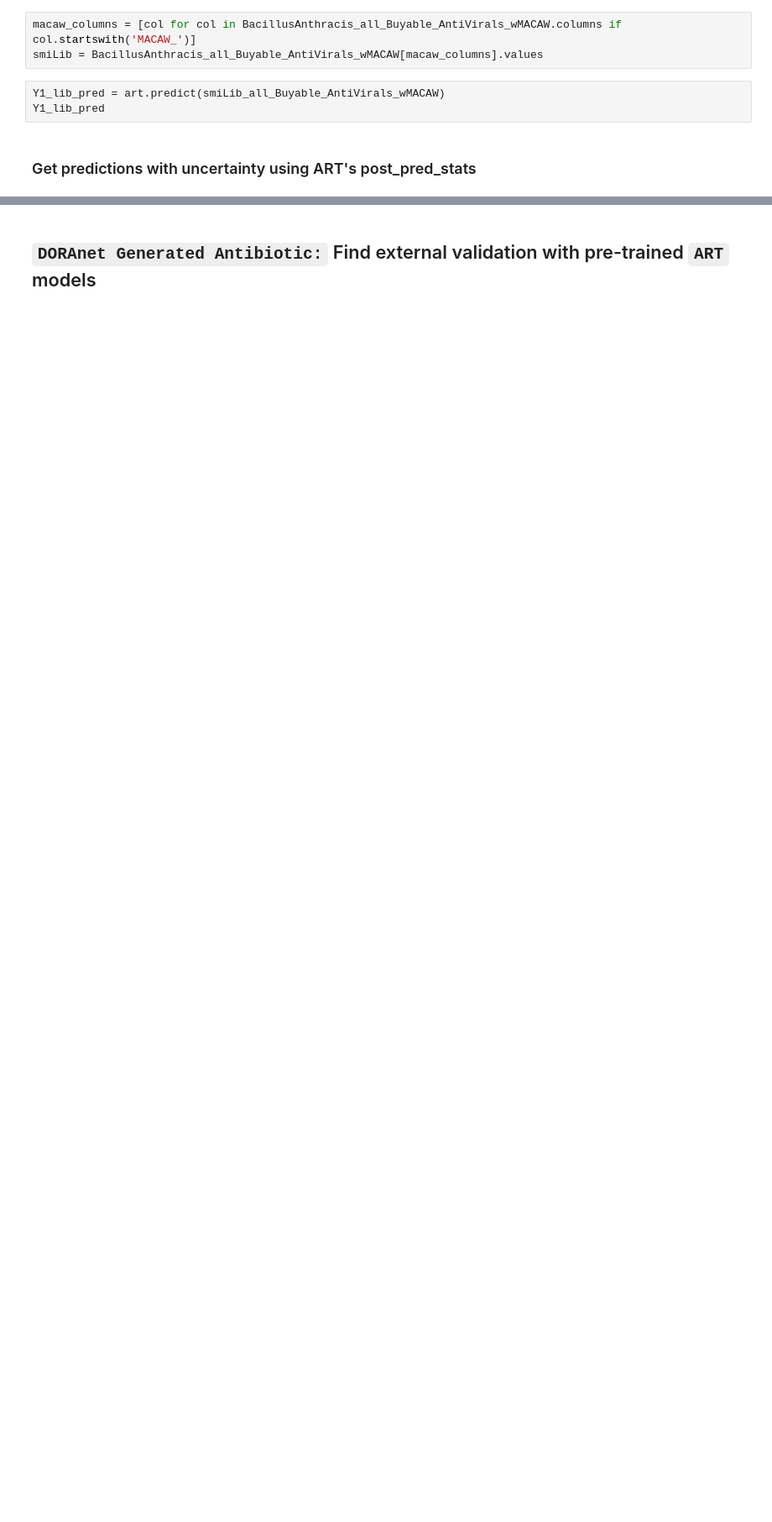
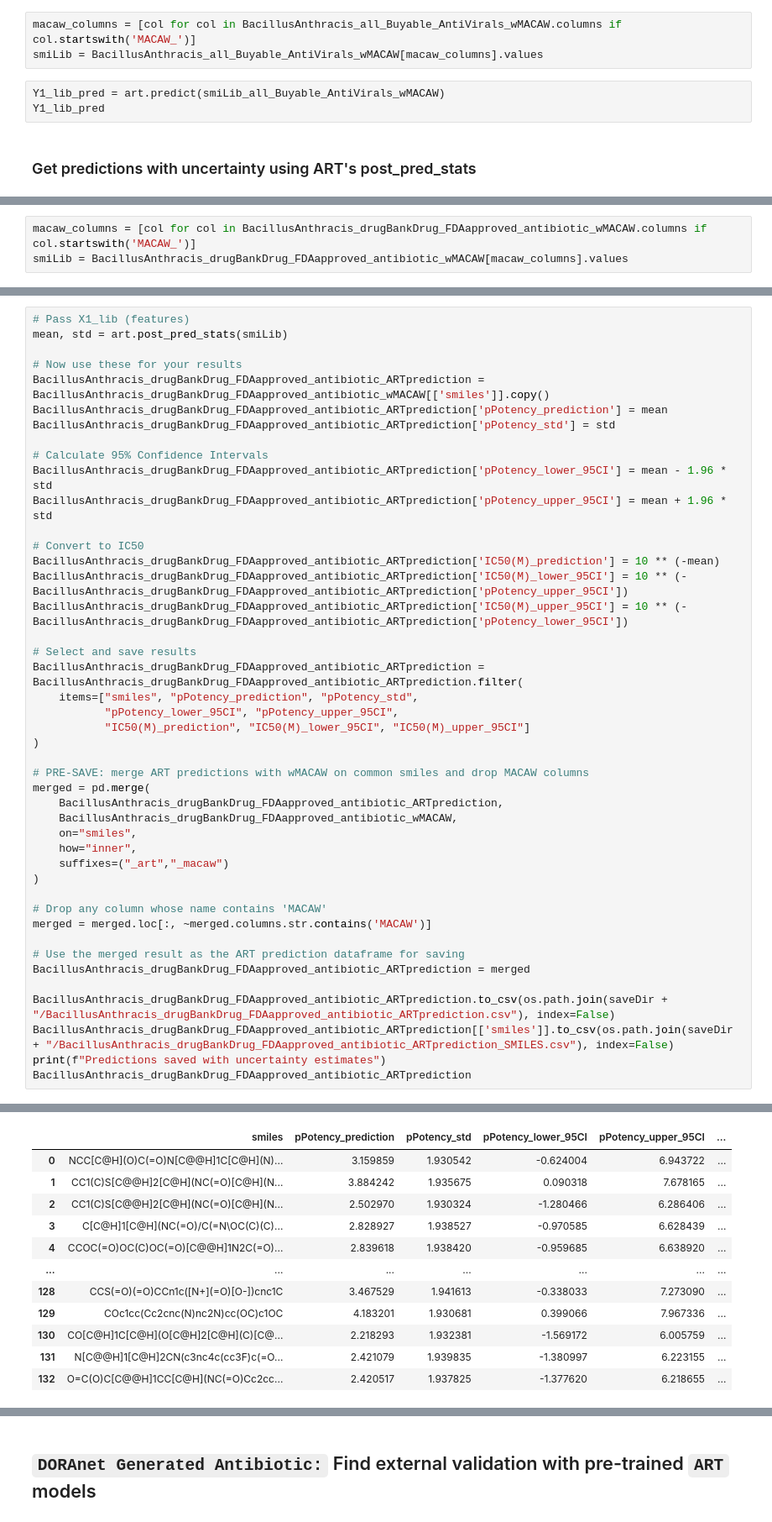
Before and after one commit to soumyadeepghosh35/DTRA_ART, a Jupyter notebook: DTRA_project_notebooks/Step5_ART_BacillusAnthracis.ipynb, the cells around one changed output, grey strips where cells are left out. Shown at 84% size. Cells and saved outputs as stored; diff of their text form; blank space fills up the shorter version.

```diff
--- a/DTRA_project_notebooks/Step5_ART_BacillusAnthracis.ipynb
+++ b/DTRA_project_notebooks/Step5_ART_BacillusAnthracis.ipynb
@@ -317,0 +284,3 @@ Predictions saved with uncertainty estimates
+# %%
+macaw_columns = [col for col in BacillusAnthracis_drugBankDrug_FDAapproved_antibiotic_wMACAW.columns if col.startswith('MACAW_')]
+smiLib = BacillusAnthracis_drugBankDrug_FDAapproved_antibiotic_wMACAW[macaw_columns].values
@@ -317,0 +292,45 @@ Predictions saved with uncertainty estimates
+# %%
+# Pass X1_lib (features)
+mean, std = art.post_pred_stats(smiLib)
+
+# Now use these for your results
+BacillusAnthracis_drugBankDrug_FDAapproved_antibiotic_ARTprediction = BacillusAnthracis_drugBankDrug_FDAapproved_antibiotic_wMACAW[['smiles']].copy()
+BacillusAnthracis_drugBankDrug_FDAapproved_antibiotic_ARTprediction['pPotency_prediction'] = mean
+BacillusAnthracis_drugBankDrug_FDAapproved_antibiotic_ARTprediction['pPotency_std'] = std
+
+# Calculate 95% Confidence Intervals
+BacillusAnthracis_drugBankDrug_FDAapproved_antibiotic_ARTprediction['pPotency_lower_95CI'] = mean - 1.96 * std
+BacillusAnthracis_drugBankDrug_FDAapproved_antibiotic_ARTprediction['pPotency_upper_95CI'] = mean + 1.96 * std
+
+# Convert to IC50
+BacillusAnthracis_drugBankDrug_FDAapproved_antibiotic_ARTprediction['IC50(M)_prediction'] = 10 ** (-mean)
+BacillusAnthracis_drugBankDrug_FDAapproved_antibiotic_ARTprediction['IC50(M)_lower_95CI'] = 10 ** (-BacillusAnthracis_drugBankDrug_FDAapproved_antibiotic_ARTprediction['pPotency_upper_95CI'])
+BacillusAnthracis_drugBankDrug_FDAapproved_antibiotic_ARTprediction['IC50(M)_upper_95CI'] = 10 ** (-BacillusAnthracis_drugBankDrug_FDAapproved_antibiotic_ARTprediction['pPotency_lower_95CI'])
+
+# Select and save results
+BacillusAnthracis_drugBankDrug_FDAapproved_antibiotic_ARTprediction = BacillusAnthracis_drugBankDrug_FDAapproved_antibiotic_ARTprediction.filter(
+    items=["smiles", "pPotency_prediction", "pPotency_std",
+           "pPotency_lower_95CI", "pPotency_upper_95CI",
+           "IC50(M)_prediction", "IC50(M)_lower_95CI", "IC50(M)_upper_95CI"]
+)
+
+# PRE-SAVE: merge ART predictions with wMACAW on common smiles and drop MACAW columns
+merged = pd.merge(
+    BacillusAnthracis_drugBankDrug_FDAapproved_antibiotic_ARTprediction,
+    BacillusAnthracis_drugBankDrug_FDAapproved_antibiotic_wMACAW,
+    on="smiles",
+    how="inner",
+    suffixes=("_art","_macaw")
+)
+
+# Drop any column whose name contains 'MACAW'
+merged = merged.loc[:, ~merged.columns.str.contains('MACAW')]
+
+# Use the merged result as the ART prediction dataframe for saving
+BacillusAnthracis_drugBankDrug_FDAapproved_antibiotic_ARTprediction = merged
+
+BacillusAnthracis_drugBankDrug_FDAapproved_antibiotic_ARTprediction.to_csv(os.path.join(saveDir + "/BacillusAnthracis_drugBankDrug_FDAapproved_antibiotic_ARTprediction.csv"), index=False)
+BacillusAnthracis_drugBankDrug_FDAapproved_antibiotic_ARTprediction[['smiles']].to_csv(os.path.join(saveDir + "/BacillusAnthracis_drugBankDrug_FDAapproved_antibiotic_ARTprediction_SMILES.csv"), index=False)
+print(f"Predictions saved with uncertainty estimates")
+BacillusAnthracis_drugBankDrug_FDAapproved_antibiotic_ARTprediction
+# %% [output]
@@ -317,0 +338,12 @@ Predictions saved with uncertainty estimates
+|  | smiles | pPotency_prediction | pPotency_std | pPotency_lower_95CI | pPotency_upper_95CI | ... |
+| 0 | NCC[C@H](O)C(=O)N[C@@H]1C[C@H](N)... | 3.159859 | 1.930542 | -0.624004 | 6.943722 | ... |
+| 1 | CC1(C)S[C@@H]2[C@H](NC(=O)[C@H](N... | 3.884242 | 1.935675 | 0.090318 | 7.678165 | ... |
+| 2 | CC1(C)S[C@@H]2[C@H](NC(=O)[C@H](N... | 2.502970 | 1.930324 | -1.280466 | 6.286406 | ... |
+| 3 | C[C@H]1[C@H](NC(=O)/C(=N\OC(C)(C)... | 2.828927 | 1.938527 | -0.970585 | 6.628439 | ... |
+| 4 | CCOC(=O)OC(C)OC(=O)[C@@H]1N2C(=O)... | 2.839618 | 1.938420 | -0.959685 | 6.638920 | ... |
+| ... | ... | ... | ... | ... | ... | ... |
+| 128 | CCS(=O)(=O)CCn1c([N+](=O)[O-])cnc1C | 3.467529 | 1.941613 | -0.338033 | 7.273090 | ... |
+| 129 | COc1cc(Cc2cnc(N)nc2N)cc(OC)c1OC | 4.183201 | 1.930681 | 0.399066 | 7.967336 | ... |
+| 130 | CO[C@H]1C[C@H](O[C@H]2[C@H](C)[C@... | 2.218293 | 1.932381 | -1.569172 | 6.005759 | ... |
+| 131 | N[C@@H]1[C@H]2CN(c3nc4c(cc3F)c(=O... | 2.421079 | 1.939835 | -1.380997 | 6.223155 | ... |
+| 132 | O=C(O)C[C@@H]1CC[C@H](NC(=O)Cc2cc... | 2.420517 | 1.937825 | -1.377620 | 6.218655 | ... |
```
Also changed, not shown: parts of 41 cells of this notebook, 1 other file.
